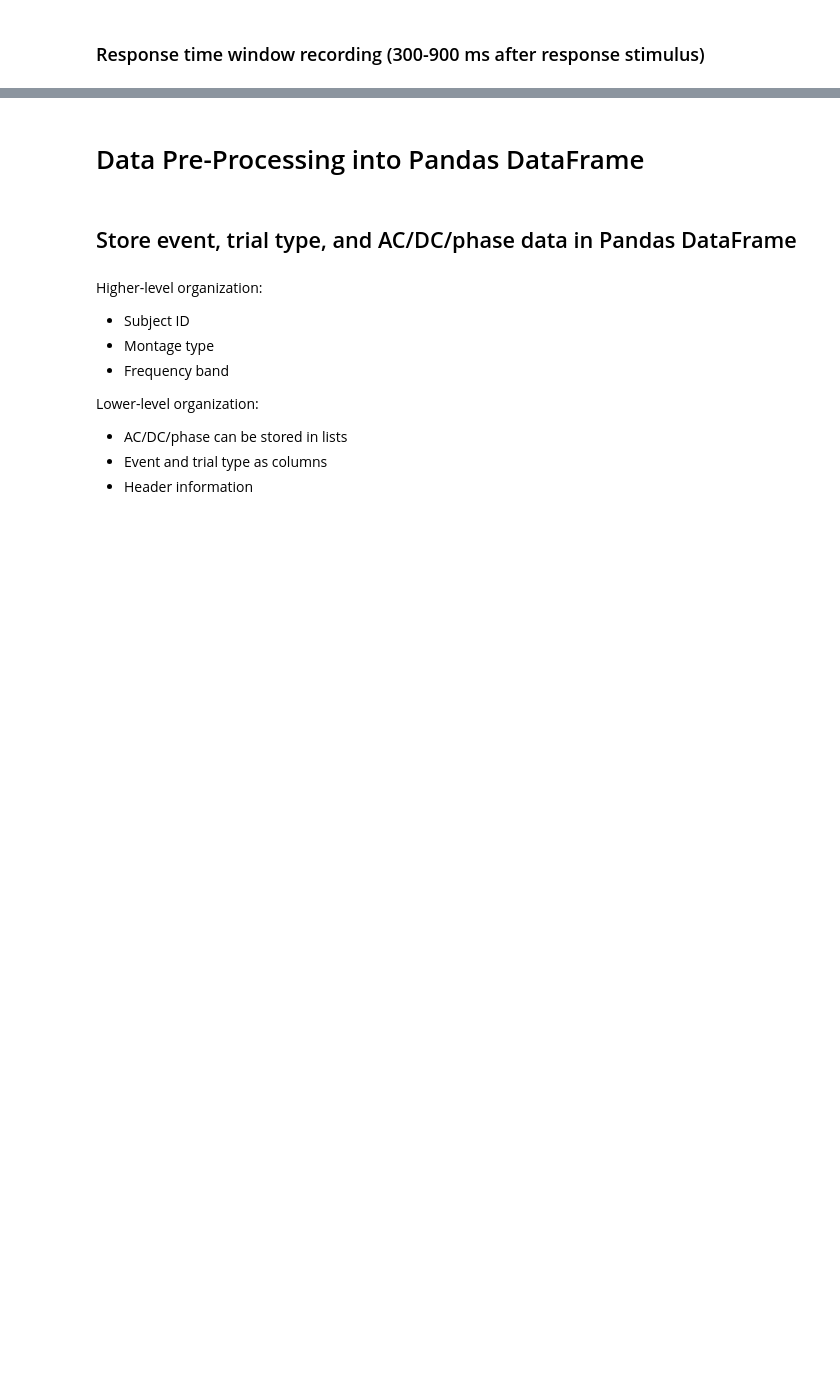
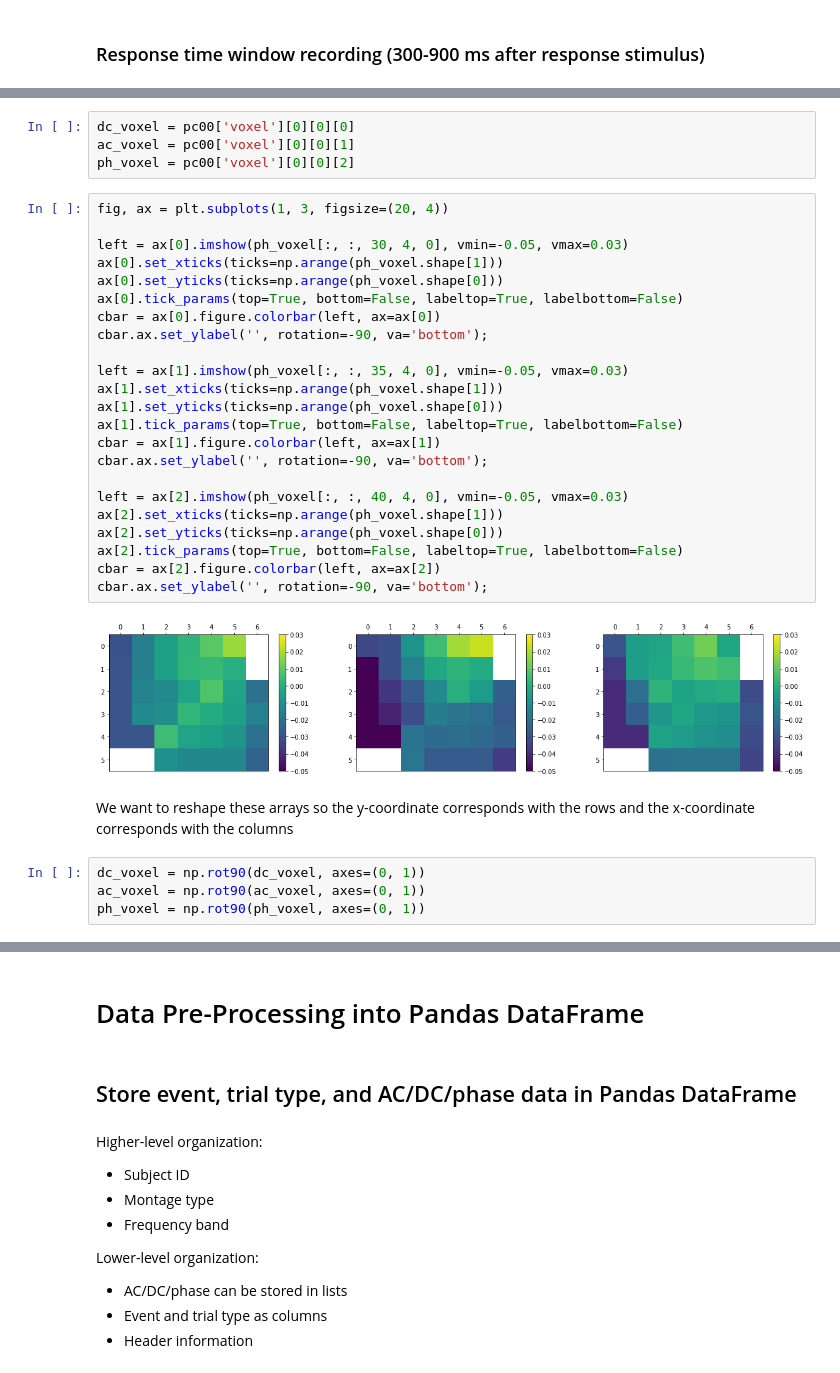
Before and after one commit to nicchiou/mindportal, a Jupyter notebook: preprocessing/data_visualization.ipynb, the cells around one changed output, grey strips where cells are left out. Cells and saved outputs as stored; diff of their text form; blank space fills up the shorter version.

```diff
--- a/preprocessing/data_visualization.ipynb
+++ b/preprocessing/data_visualization.ipynb
@@ -111,0 +211,35 @@ plt.show()
+# %%
+dc_voxel = pc00['voxel'][0][0][0]
+ac_voxel = pc00['voxel'][0][0][1]
+ph_voxel = pc00['voxel'][0][0][2]
+# %%
+fig, ax = plt.subplots(1, 3, figsize=(20, 4))
+
+left = ax[0].imshow(ph_voxel[:, :, 30, 4, 0], vmin=-0.05, vmax=0.03)
+ax[0].set_xticks(ticks=np.arange(ph_voxel.shape[1]))
+ax[0].set_yticks(ticks=np.arange(ph_voxel.shape[0]))
+ax[0].tick_params(top=True, bottom=False, labeltop=True, labelbottom=False)
+cbar = ax[0].figure.colorbar(left, ax=ax[0])
+cbar.ax.set_ylabel('', rotation=-90, va='bottom');
+
+left = ax[1].imshow(ph_voxel[:, :, 35, 4, 0], vmin=-0.05, vmax=0.03)
+ax[1].set_xticks(ticks=np.arange(ph_voxel.shape[1]))
+ax[1].set_yticks(ticks=np.arange(ph_voxel.shape[0]))
+ax[1].tick_params(top=True, bottom=False, labeltop=True, labelbottom=False)
+cbar = ax[1].figure.colorbar(left, ax=ax[1])
+cbar.ax.set_ylabel('', rotation=-90, va='bottom');
+
+left = ax[2].imshow(ph_voxel[:, :, 40, 4, 0], vmin=-0.05, vmax=0.03)
+ax[2].set_xticks(ticks=np.arange(ph_voxel.shape[1]))
+ax[2].set_yticks(ticks=np.arange(ph_voxel.shape[0]))
+ax[2].tick_params(top=True, bottom=False, labeltop=True, labelbottom=False)
+cbar = ax[2].figure.colorbar(left, ax=ax[2])
+cbar.ax.set_ylabel('', rotation=-90, va='bottom');
+# %% [output]
+[figure, added]
+# %% [markdown]
+We want to reshape these arrays so the y-coordinate corresponds with the rows and the x-coordinate corresponds with the columns
+# %%
+dc_voxel = np.rot90(dc_voxel, axes=(0, 1))
+ac_voxel = np.rot90(ac_voxel, axes=(0, 1))
+ph_voxel = np.rot90(ph_voxel, axes=(0, 1))
```
Also changed, not shown: parts of 40 cells of this notebook, 1 other file.
